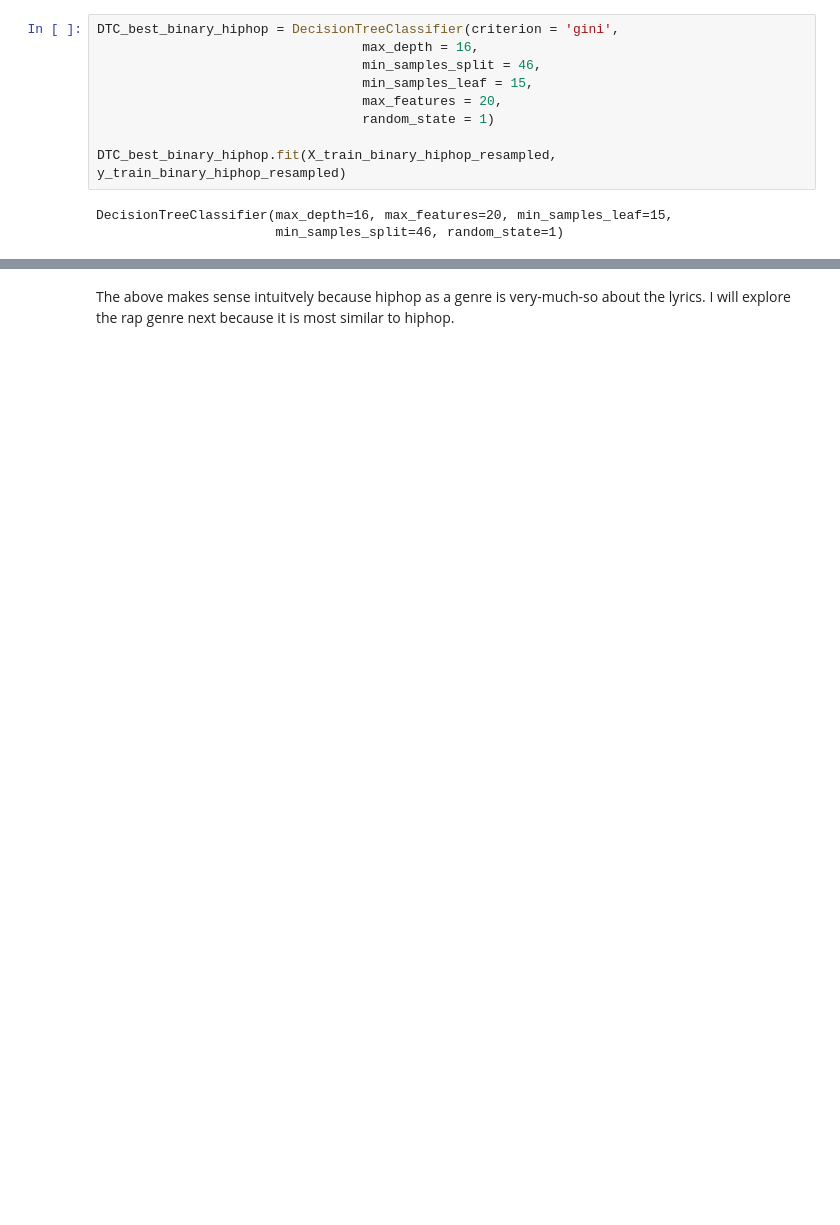
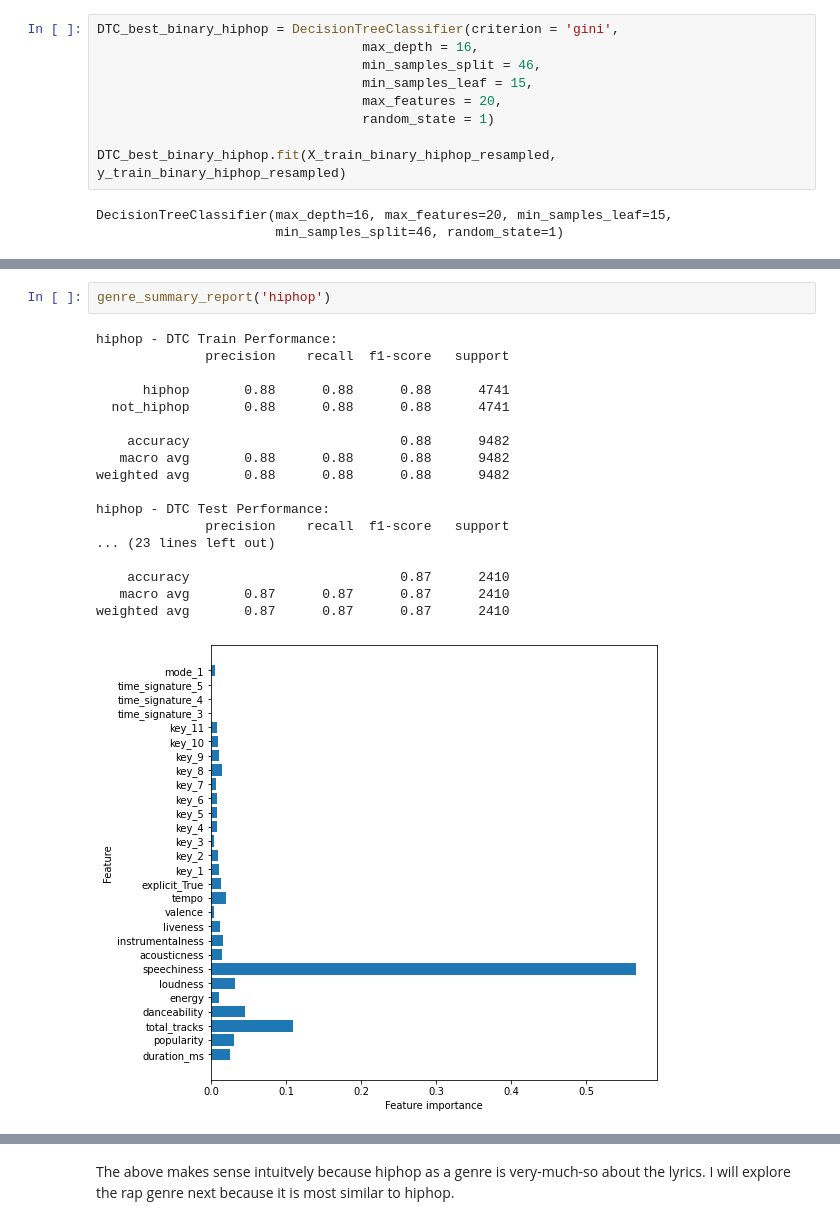
Before and after one commit to mitchellren123/Spotify-Genre-Classification, a Jupyter notebook: Spotify_Genre_Classification.ipynb, the cells around one changed output, grey strips where cells are left out. Drawn from its saved outputs; the diff is of its cells as text; blank space fills up the shorter version.

```diff
--- a/Spotify_Genre_Classification.ipynb
+++ b/Spotify_Genre_Classification.ipynb
@@ -719,0 +882,21 @@ plot_feature_importances(DTC_best_binary_hiphop)
+# %%
+genre_summary_report('hiphop')
+# %% [output]
+hiphop - DTC Train Performance:
+              precision    recall  f1-score   support
+
+      hiphop       0.88      0.88      0.88      4741
+  not_hiphop       0.88      0.88      0.88      4741
+
+    accuracy                           0.88      9482
+   macro avg       0.88      0.88      0.88      9482
+weighted avg       0.88      0.88      0.88      9482
+
+hiphop - DTC Test Performance:
+              precision    recall  f1-score   support
+... (23 lines left out)
+
+    accuracy                           0.87      2410
+   macro avg       0.87      0.87      0.87      2410
+weighted avg       0.87      0.87      0.87      2410
+[figure, added]
```
Also changed, not shown: parts of 99 cells of this notebook.
